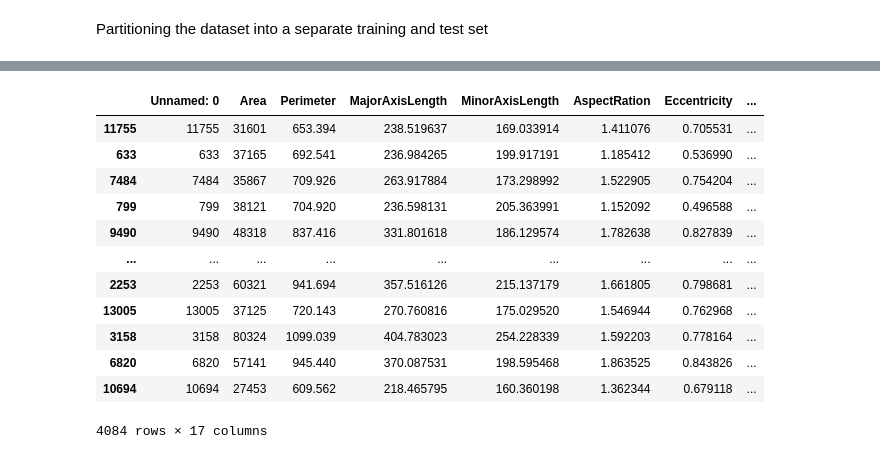
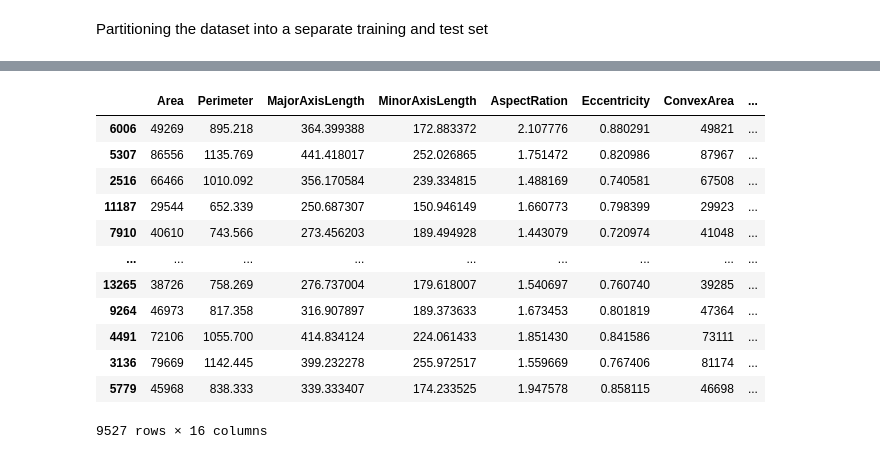
Before and after one commit to Orobrs/Dry-beans-classification, a Jupyter notebook: DryBean.ipynb, the cells around one changed output, grey strips where cells are left out. Drawn from its saved outputs; the diff is of its cells as text; code cells hidden in the pictures.

```diff
--- a/DryBean.ipynb
+++ b/DryBean.ipynb
@@ -190,19 +190,19 @@ y_test.shape)
-# %%
-X_test
-# %% [output]
-|  | Unnamed: 0 | Area | Perimeter | MajorAxisLength | MinorAxisLength | AspectRation | Eccentricity | ... |
-| 11755 | 11755 | 31601 | 653.394 | 238.519637 | 169.033914 | 1.411076 | 0.705531 | ... |
-| 633 | 633 | 37165 | 692.541 | 236.984265 | 199.917191 | 1.185412 | 0.536990 | ... |
-| 7484 | 7484 | 35867 | 709.926 | 263.917884 | 173.298992 | 1.522905 | 0.754204 | ... |
-| 799 | 799 | 38121 | 704.920 | 236.598131 | 205.363991 | 1.152092 | 0.496588 | ... |
-| 9490 | 9490 | 48318 | 837.416 | 331.801618 | 186.129574 | 1.782638 | 0.827839 | ... |
-| ... | ... | ... | ... | ... | ... | ... | ... | ... |
-| 2253 | 2253 | 60321 | 941.694 | 357.516126 | 215.137179 | 1.661805 | 0.798681 | ... |
-| 13005 | 13005 | 37125 | 720.143 | 270.760816 | 175.029520 | 1.546944 | 0.762968 | ... |
-| 3158 | 3158 | 80324 | 1099.039 | 404.783023 | 254.228339 | 1.592203 | 0.778164 | ... |
-| 6820 | 6820 | 57141 | 945.440 | 370.087531 | 198.595468 | 1.863525 | 0.843826 | ... |
-| 10694 | 10694 | 27453 | 609.562 | 218.465795 | 160.360198 | 1.362344 | 0.679118 | ... |
-4084 rows × 17 columns
+# %%
+X_train
+# %% [output]
+|  | Area | Perimeter | MajorAxisLength | MinorAxisLength | AspectRation | Eccentricity | ConvexArea | ... |
+| 6006 | 49269 | 895.218 | 364.399388 | 172.883372 | 2.107776 | 0.880291 | 49821 | ... |
+| 5307 | 86556 | 1135.769 | 441.418017 | 252.026865 | 1.751472 | 0.820986 | 87967 | ... |
+| 2516 | 66466 | 1010.092 | 356.170584 | 239.334815 | 1.488169 | 0.740581 | 67508 | ... |
+| 11187 | 29544 | 652.339 | 250.687307 | 150.946149 | 1.660773 | 0.798399 | 29923 | ... |
+| 7910 | 40610 | 743.566 | 273.456203 | 189.494928 | 1.443079 | 0.720974 | 41048 | ... |
+| ... | ... | ... | ... | ... | ... | ... | ... | ... |
+| 13265 | 38726 | 758.269 | 276.737004 | 179.618007 | 1.540697 | 0.760740 | 39285 | ... |
+| 9264 | 46973 | 817.358 | 316.907897 | 189.373633 | 1.673453 | 0.801819 | 47364 | ... |
+| 4491 | 72106 | 1055.700 | 414.834124 | 224.061433 | 1.851430 | 0.841586 | 73111 | ... |
+| 3136 | 79669 | 1142.445 | 399.232278 | 255.972517 | 1.559669 | 0.767406 | 81174 | ... |
+| 5779 | 45968 | 838.333 | 339.333407 | 174.233525 | 1.947578 | 0.858115 | 46698 | ... |
+9527 rows × 16 columns
 # %%
 y_train
 # %% [output]
```
Also changed, not shown: parts of 13 cells of this notebook, 2 other files.
